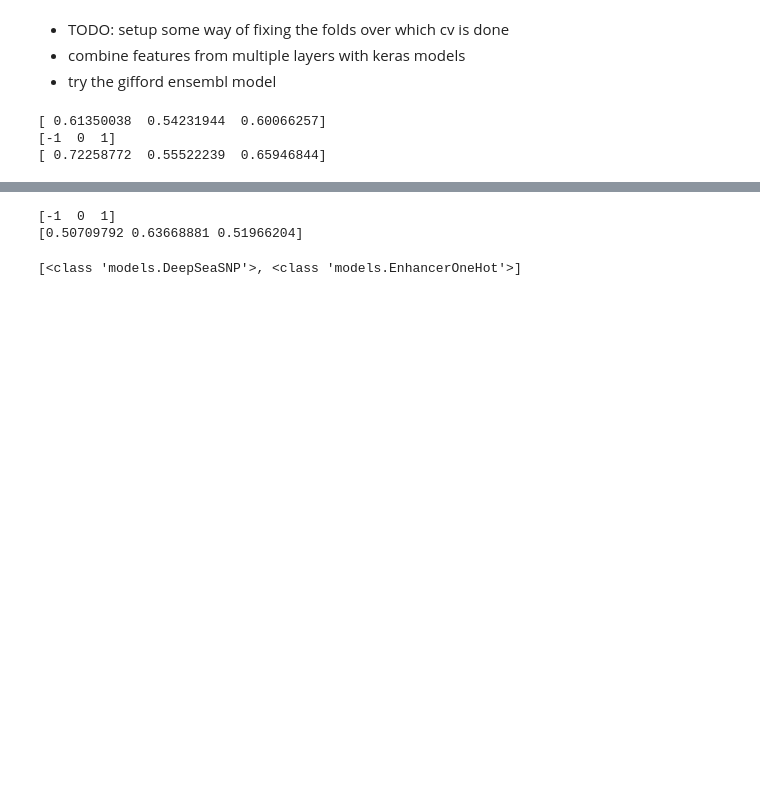
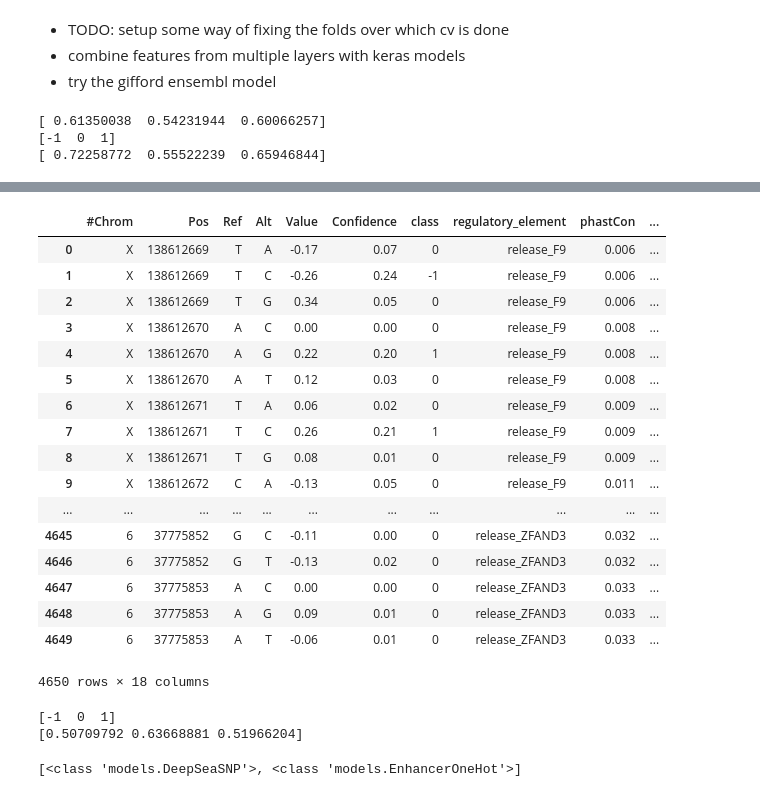
Before and after one commit to alex-hh/cagi5_mpra_prediction, a Jupyter notebook: Cagi5CV.ipynb, the cells around one changed output, grey strips where cells are left out. Cells and saved outputs as stored; diff of their text form; code cells hidden in the pictures; blank space fills up the shorter version.

```diff
--- a/Cagi5CV.ipynb
+++ b/Cagi5CV.ipynb
@@ -58,3 +85,24 @@ print(roc_auc_score(ybin, binarizer.transform(cvdf_chunk['cv_prediction']), aver
+# %%
+cvdf_chunk
+# %% [output]
+|  | #Chrom | Pos | Ref | Alt | Value | Confidence | class | regulatory_element | phastCon | ... |
+| 0 | X | 138612669 | T | A | -0.17 | 0.07 | 0 | release_F9 | 0.006 | ... |
+| 1 | X | 138612669 | T | C | -0.26 | 0.24 | -1 | release_F9 | 0.006 | ... |
+| 2 | X | 138612669 | T | G | 0.34 | 0.05 | 0 | release_F9 | 0.006 | ... |
+| 3 | X | 138612670 | A | C | 0.00 | 0.00 | 0 | release_F9 | 0.008 | ... |
+| 4 | X | 138612670 | A | G | 0.22 | 0.20 | 1 | release_F9 | 0.008 | ... |
+| 5 | X | 138612670 | A | T | 0.12 | 0.03 | 0 | release_F9 | 0.008 | ... |
+| 6 | X | 138612671 | T | A | 0.06 | 0.02 | 0 | release_F9 | 0.009 | ... |
+| 7 | X | 138612671 | T | C | 0.26 | 0.21 | 1 | release_F9 | 0.009 | ... |
+| 8 | X | 138612671 | T | G | 0.08 | 0.01 | 0 | release_F9 | 0.009 | ... |
+| 9 | X | 138612672 | C | A | -0.13 | 0.05 | 0 | release_F9 | 0.011 | ... |
+| ... | ... | ... | ... | ... | ... | ... | ... | ... | ... | ... |
+| 4645 | 6 | 37775852 | G | C | -0.11 | 0.00 | 0 | release_ZFAND3 | 0.032 | ... |
+| 4646 | 6 | 37775852 | G | T | -0.13 | 0.02 | 0 | release_ZFAND3 | 0.032 | ... |
+| 4647 | 6 | 37775853 | A | C | 0.00 | 0.00 | 0 | release_ZFAND3 | 0.033 | ... |
+| 4648 | 6 | 37775853 | A | G | 0.09 | 0.01 | 0 | release_ZFAND3 | 0.033 | ... |
+| 4649 | 6 | 37775853 | A | T | -0.06 | 0.01 | 0 | release_ZFAND3 | 0.033 | ... |
+4650 rows × 18 columns
 # %%
 cv_chunk = ChunkCV(df, DeepSeaSNP, model_kwargs={'classifier': 'xgb',
                                                  'feattypes':['diff']},
```
Also changed, not shown: parts of 3 cells of this notebook, 5 other files.
